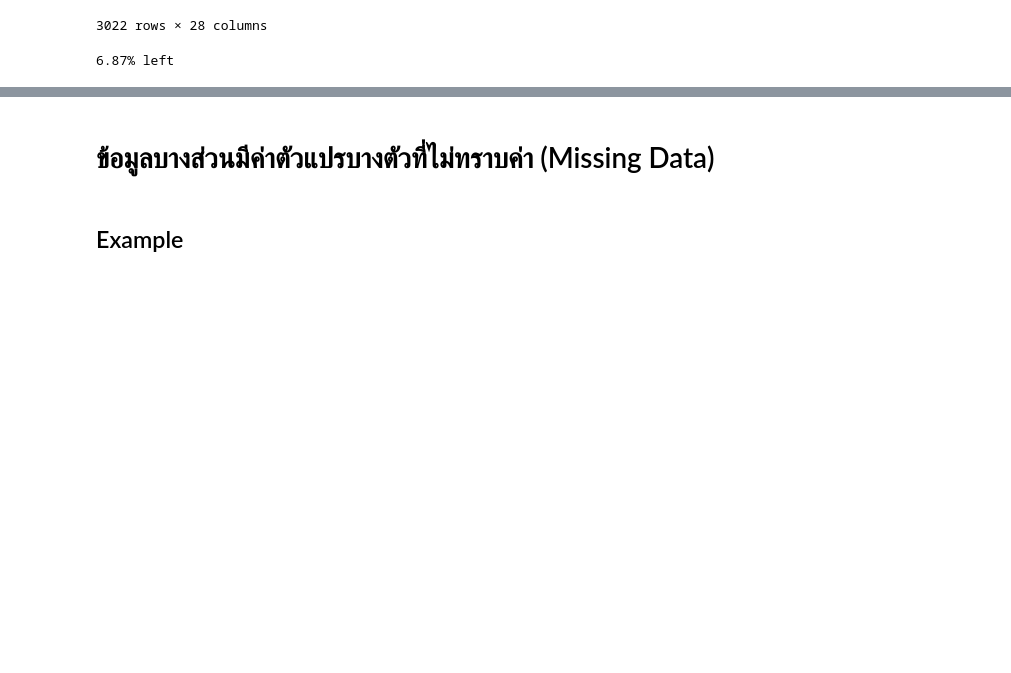
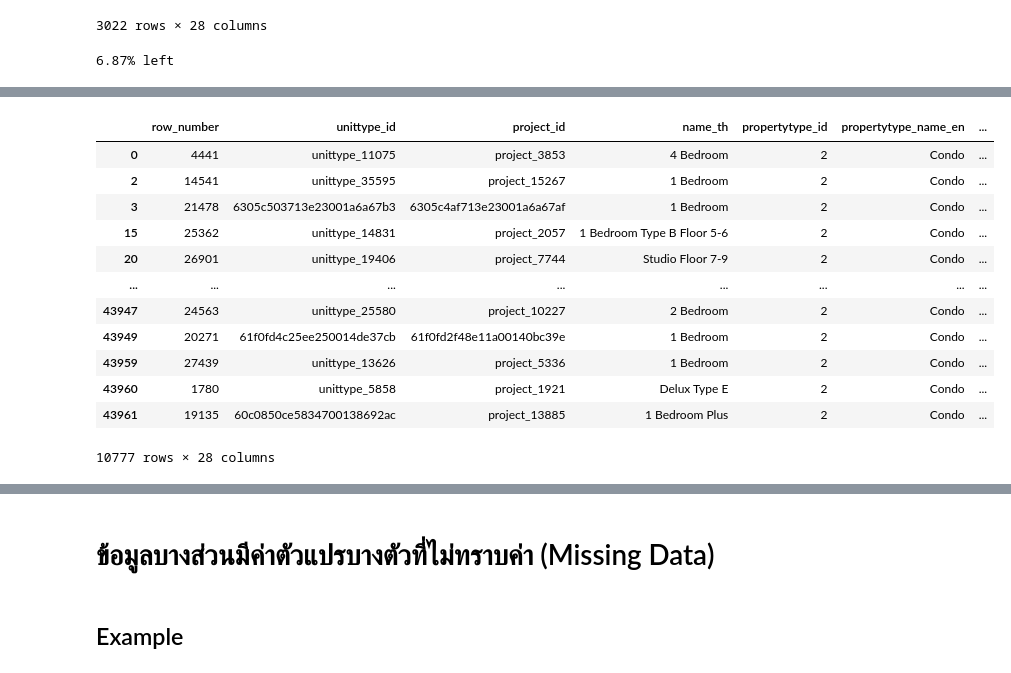
Before and after one commit to Suwannaket1/bsc_dpdm24, a Jupyter notebook: Data_Preprocessing_2024.ipynb, the cells around one changed output, grey strips where cells are left out. Drawn from its saved outputs; the diff is of its cells as text; code cells hidden in the pictures; blank space fills up the shorter version.

```diff
--- a/Data_Preprocessing_2024.ipynb
+++ b/Data_Preprocessing_2024.ipynb
@@ -104,0 +320,16 @@ set(unittype_data.
+# %%
+condo_data
+# %% [output]
+|  | row_number | unittype_id | project_id | name_th | propertytype_id | propertytype_name_en | ... |
+| 0 | 4441 | unittype_11075 | project_3853 | 4 Bedroom | 2 | Condo | ... |
+| 2 | 14541 | unittype_35595 | project_15267 | 1 Bedroom | 2 | Condo | ... |
+| 3 | 21478 | 6305c503713e23001a6a67b3 | 6305c4af713e23001a6a67af | 1 Bedroom | 2 | Condo | ... |
+| 15 | 25362 | unittype_14831 | project_2057 | 1 Bedroom Type B Floor 5-6 | 2 | Condo | ... |
+| 20 | 26901 | unittype_19406 | project_7744 | Studio Floor 7-9 | 2 | Condo | ... |
+| ... | ... | ... | ... | ... | ... | ... | ... |
+| 43947 | 24563 | unittype_25580 | project_10227 | 2 Bedroom | 2 | Condo | ... |
+| 43949 | 20271 | 61f0fd4c25ee250014de37cb | 61f0fd2f48e11a00140bc39e | 1 Bedroom | 2 | Condo | ... |
+| 43959 | 27439 | unittype_13626 | project_5336 | 1 Bedroom | 2 | Condo | ... |
+| 43960 | 1780 | unittype_5858 | project_1921 | Delux Type E | 2 | Condo | ... |
+| 43961 | 19135 | 60c0850ce5834700138692ac | project_13885 | 1 Bedroom Plus | 2 | Condo | ... |
+10777 rows × 28 columns
```
Also changed, not shown: parts of 76 cells of this notebook.
